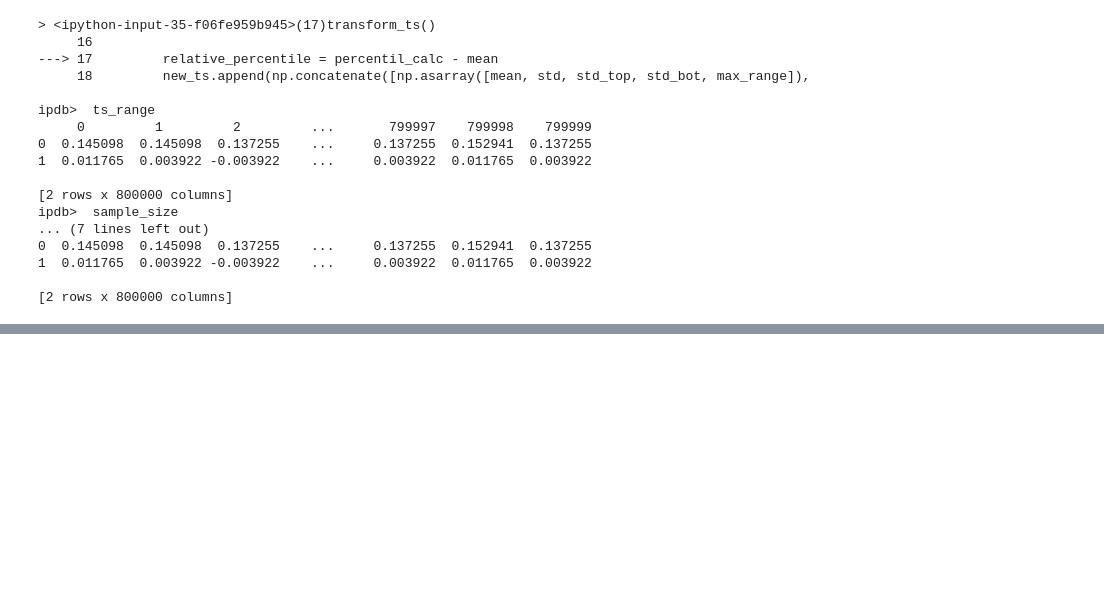
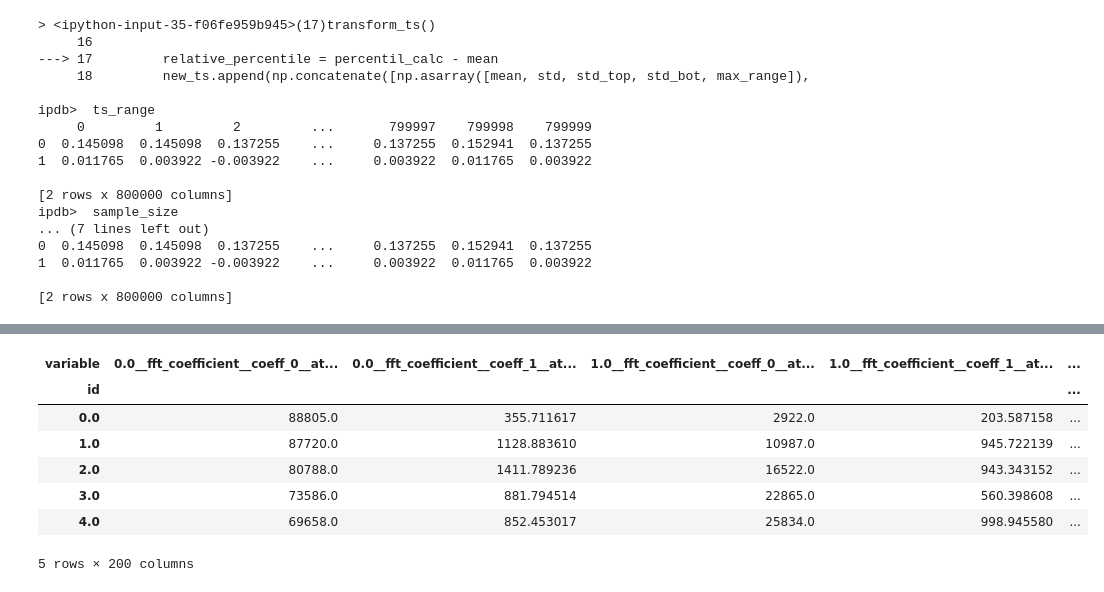
Before and after one commit to koukyo1994/kaggle-vsb, a Jupyter notebook: notebook/EDA.ipynb, the cells around one changed output, grey strips where cells are left out. Cells and saved outputs as stored; diff of their text form; code cells hidden in the pictures; blank space fills up the shorter version.

```diff
--- a/notebook/EDA.ipynb
+++ b/notebook/EDA.ipynb
@@ -147,0 +199,39 @@ ipdb>  sample_size
+# %%
+def load_parquet(path="../input/train.parquet", ncols=1452):
+    nrows = 800000 * ncols
+    parq_mat = np.zeros((nrows, 3))
+
+    bucket_size = int(800000 / 160)
+    idx = np.repeat(range(160), bucket_size)
+    dummy = np.tile(idx, ncols).reshape(-1, 1)
+
+    group = np.repeat(range(ncols), 800000).reshape(-1, 1)
+
+    parq_mat = np.concatenate([parq_mat, dummy, group], axis=1)
+    del dummy, group
+    gc.collect()
+
+    parq = pq.read_pandas(path, columns=["0", "1", "2"]).to_pandas().values
+    parq_mat[0:800000, 0:3] = parq
+
+    for i in tqdm(range(1, ncols)):
+        temp = pq.read_pandas(path, columns=[str(i), str(i+1), str(i+2)]).to_pandas().values
+        parq_mat[i*800000:(i+1)*800000, 0:3] = temp
+    del temp
+    gc.collect()
+    parq = pd.DataFrame(parq_mat, columns=[
+        "phase0", "phase1", "phase2", "dummy", "group"
+    ])
+    feats = extract_features(
+        parq,
+        column_id="dummy",
+        column_kind="group",
+        column_value="phase0",
+        n_jobs=2,
+        default_fc_parameters={
+            "fft_coefficient": [
+                {"coeff": 0, "attr": "abs"},
+                {"coeff": 1, "attr": "abs"}
+            ]
+        })
+    return feats
@@ -147,0 +274,12 @@ ipdb>  sample_size
+# %%
+encoded = load_parquet(ncols=100)
+encoded.head()
+# %% [output]
+| variable | 0.0__fft_coefficient__coeff_0__at... | 0.0__fft_coefficient__coeff_1__at... | 1.0__fft_coefficient__coeff_0__at... | 1.0__fft_coefficient__coeff_1__at... | ... |
+| id |  |  |  |  | ... |
+| 0.0 | 88805.0 | 355.711617 | 2922.0 | 203.587158 | ... |
+| 1.0 | 87720.0 | 1128.883610 | 10987.0 | 945.722139 | ... |
+| 2.0 | 80788.0 | 1411.789236 | 16522.0 | 943.343152 | ... |
+| 3.0 | 73586.0 | 881.794514 | 22865.0 | 560.398608 | ... |
+| 4.0 | 69658.0 | 852.453017 | 25834.0 | 998.945580 | ... |
+5 rows × 200 columns
```
Also changed, not shown: parts of 17 cells of this notebook, 2 other files.
